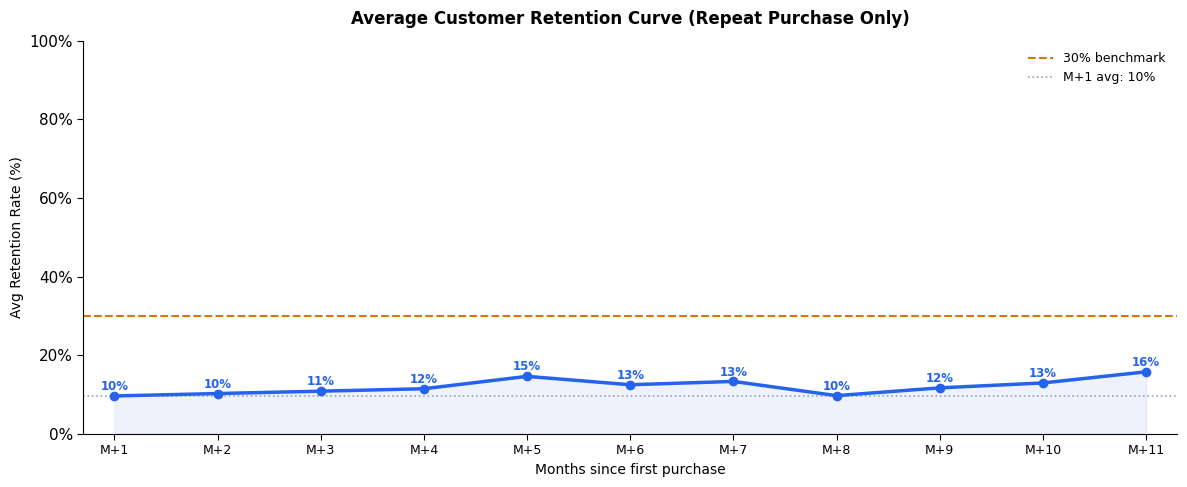
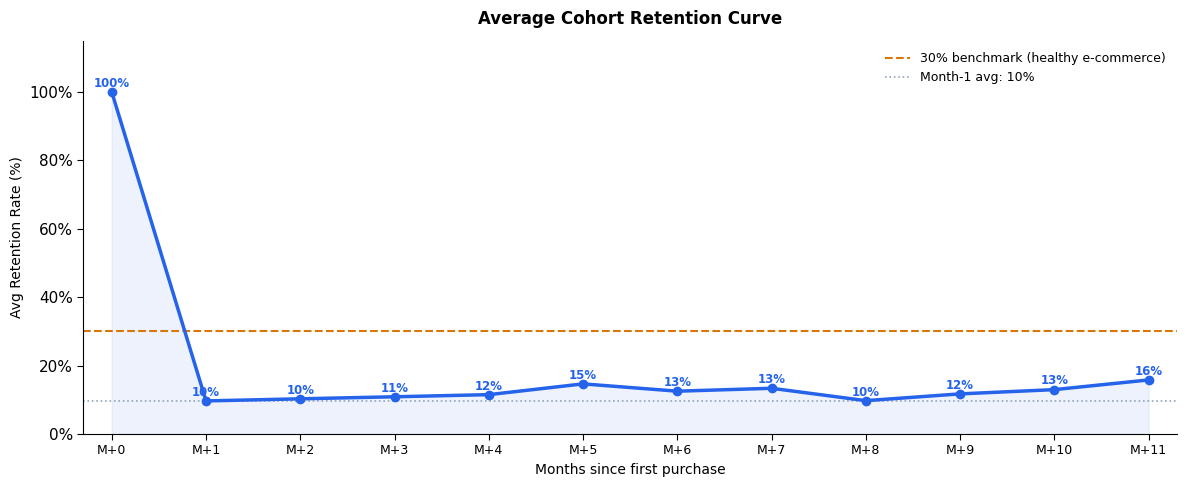
Unified diff of the notebook cell whose output changed from the first chart to the second:
--- before
+++ after
@@ -66,85 +66,36 @@
 
 # ── 7.4.3 Average Retention Curve ─────────────────────────────────────────────
-# ── 7.4.3 Average Retention Curve (Start from M+1) ─────────────────────────
 avg_retention = retention_pct.mean(axis=0).dropna()
-
-# Bỏ M+0 (100%)
-avg_retention = avg_retention[avg_retention.index >= 1]
 
 fig, ax = plt.subplots(figsize=(12, 5))
 
-ax.plot(
-    avg_retention.index,
-    avg_retention.values,
-    color=BLUE,
-    linewidth=2.5,
-    marker="o",
-    markersize=6,
-    zorder=3
-)
-
-ax.fill_between(
-    avg_retention.index,
-    avg_retention.values,
-    alpha=0.08,
-    color=BLUE
-)
+ax.plot(avg_retention.index, avg_retention.values,
+        color=BLUE, linewidth=2.5, marker="o", markersize=6, zorder=3)
+ax.fill_between(avg_retention.index, avg_retention.values,
+                alpha=0.08, color=BLUE)
 
 # Annotate từng điểm
 for period, val in avg_retention.items():
-    ax.text(
-        period,
-        val + 1.5,
-        f"{val:.0f}%",
-        ha="center",
-        fontsize=8.5,
-        color=BLUE,
-        fontweight="bold"
-    )
+    ax.text(period, val + 1.5, f"{val:.0f}%",
+            ha="center", fontsize=8.5, color=BLUE, fontweight="bold")
 
-# Benchmark
-ax.axhline(
-    30,
-    color=AMBER,
-    linestyle="--",
-    linewidth=1.5,
-    label="30% benchmark"
-)
+# Vẽ ngưỡng benchmark 30% retention (healthy e-commerce baseline)
+ax.axhline(30, color=AMBER, linestyle="--", linewidth=1.5, label="30% benchmark (healthy e-commerce)")
+ax.axhline(avg_retention.iloc[1] if len(avg_retention) > 1 else 0,
+           color=GRAY, linestyle=":", linewidth=1.2, label=f"Month-1 avg: {avg_retention.iloc[1]:.0f}%")
 
-# Month 1 baseline
-ax.axhline(
-    avg_retention.iloc[0],
-    color=GRAY,
-    linestyle=":",
-    linewidth=1.2,
-    label=f"M+1 avg: {avg_retention.iloc[0]:.0f}%"
-)
-
-ax.set_xlim(0.7, avg_retention.index.max() + 0.3)
-ax.set_ylim(0, 100)
-
+ax.set_xlim(-0.3, avg_retention.index.max() + 0.3)
+ax.set_ylim(0, 115)
 ax.set_xticks(avg_retention.index)
-ax.set_xticklabels(
-    [f"M+{i}" for i in avg_retention.index],
-    fontsize=9
-)
-
-ax.yaxis.set_major_formatter(
-    mticker.FuncFormatter(lambda v, _: f"{v:.0f}%")
-)
-
+ax.set_xticklabels([f"M+{i}" for i in avg_retention.index], fontsize=9)
 ax.set_xlabel("Months since first purchase", fontsize=10)
 ax.set_ylabel("Avg Retention Rate (%)", fontsize=10)
-ax.set_title(
-    "Average Customer Retention Curve (Repeat Purchase Only)",
-    fontweight="bold",
-    fontsize=12,
-    pad=12
-)
-
+ax.yaxis.set_major_formatter(mticker.FuncFormatter(lambda v, _: f"{v:.0f}%"))
+ax.set_title("Average Cohort Retention Curve",
+             fontweight="bold", fontsize=12, pad=12)
 ax.legend(frameon=False, fontsize=9)
 
 plt.tight_layout()
-plt.savefig("Output/plots/21_average_cohort_retention_curve.png", dpi=150, bbox_inches="tight")
+plt.savefig("Output/plots/21_cohort_retention_curve.png", dpi=150, bbox_inches="tight")
 plt.show()
 

Commit: update